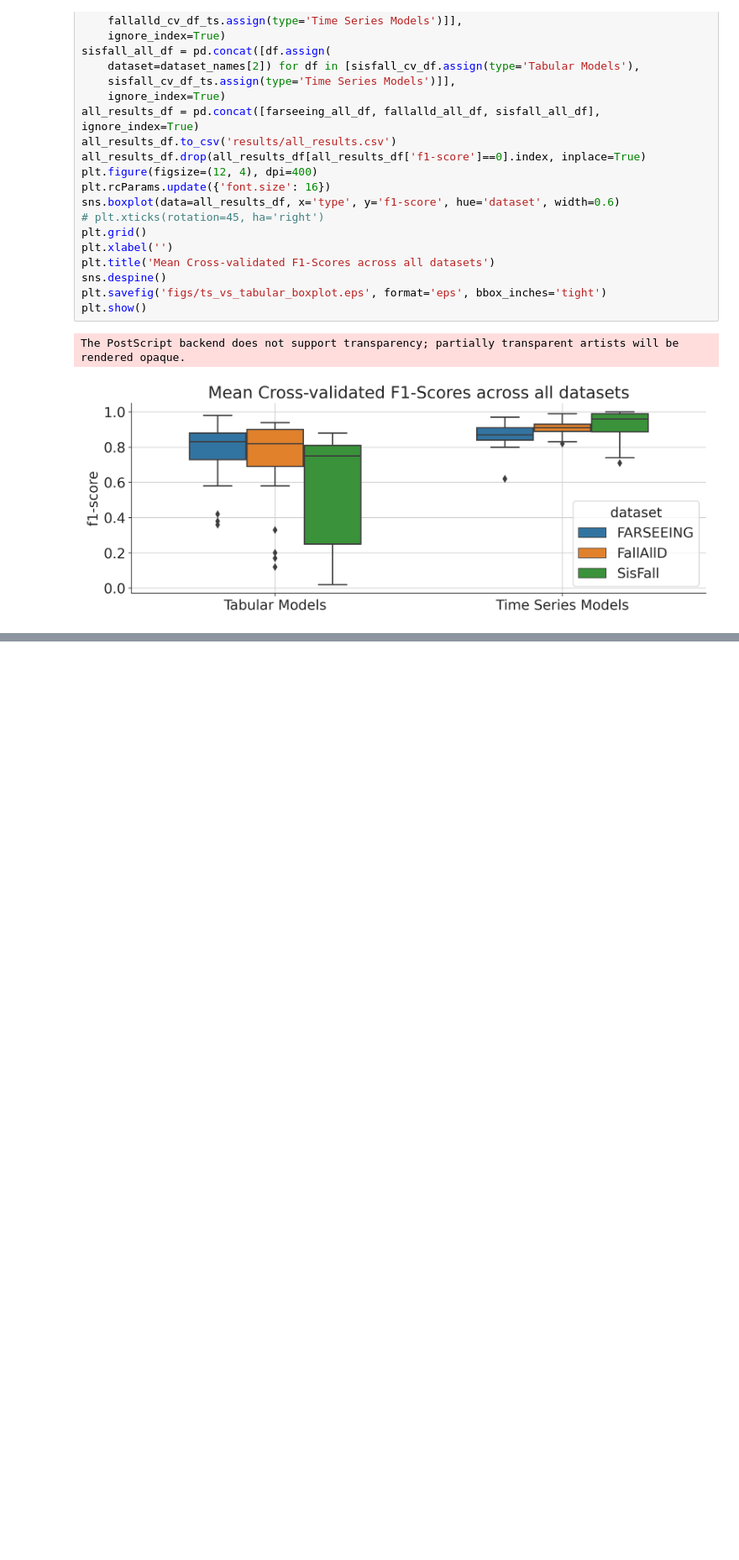
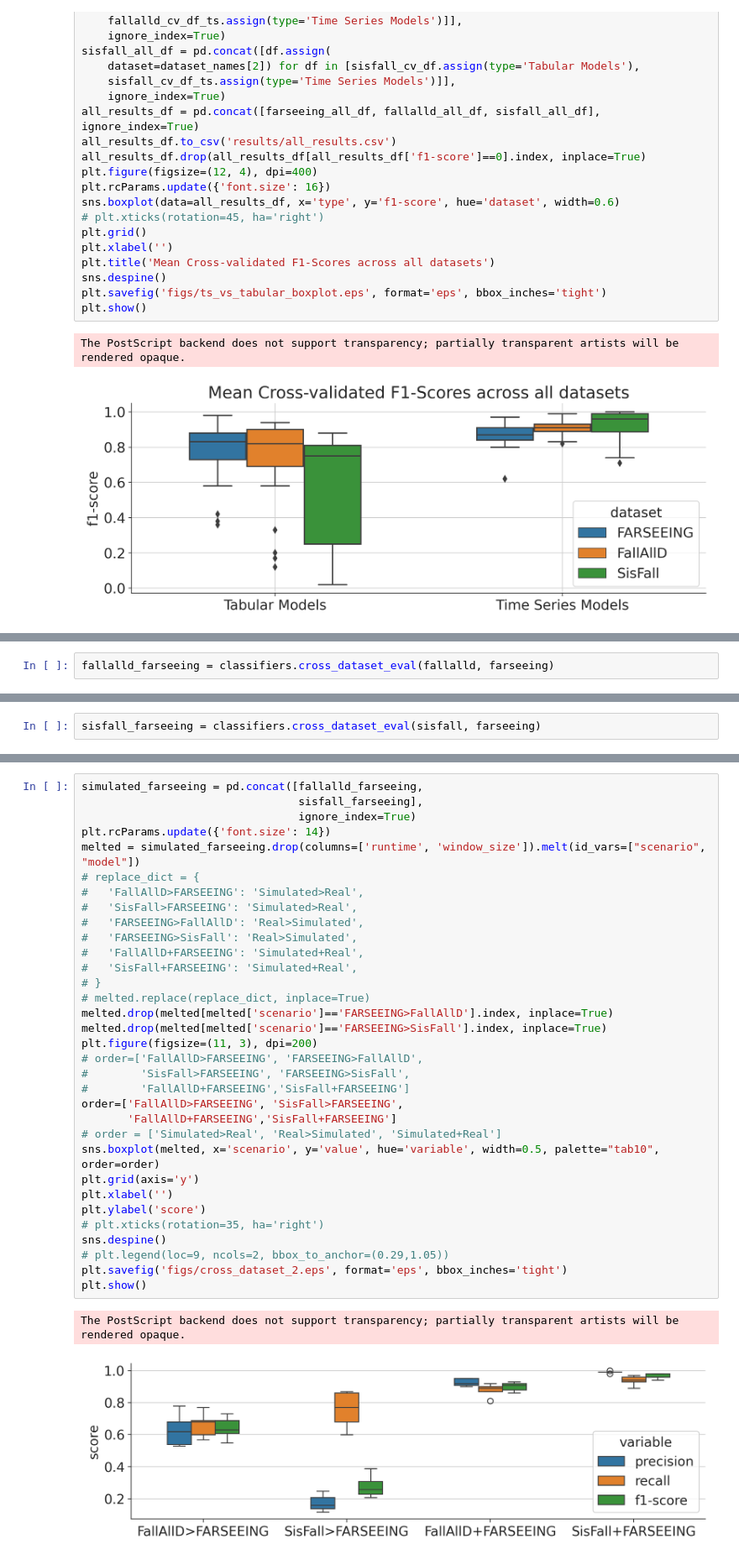
Before and after one commit to mlgig/ts_fall_detection, a Jupyter notebook: evaluation.ipynb, the cells around one changed output, grey strips where cells are left out. Shown at 84% size. Drawn from its saved outputs; the diff is of its cells as text; blank space fills up the shorter version.

```diff
--- a/evaluation.ipynb
+++ b/evaluation.ipynb
@@ -331,0 +342,2 @@ The PostScript backend does not support transparency; partially transparent arti
+# %%
+fallalld_farseeing = classifiers.cross_dataset_eval(fallalld, farseeing)
@@ -331,0 +369,2 @@ The PostScript backend does not support transparency; partially transparent arti
+# %%
+sisfall_farseeing = classifiers.cross_dataset_eval(sisfall, farseeing)
@@ -331,0 +410,36 @@ The PostScript backend does not support transparency; partially transparent arti
+# %%
+simulated_farseeing = pd.concat([fallalld_farseeing,
+                                 sisfall_farseeing],
+                                 ignore_index=True)
+plt.rcParams.update({'font.size': 14})
+melted = simulated_farseeing.drop(columns=['runtime', 'window_size']).melt(id_vars=["scenario", "model"])
+# replace_dict = {
+#   'FallAllD>FARSEEING': 'Simulated>Real',
+#   'SisFall>FARSEEING': 'Simulated>Real',
+#   'FARSEEING>FallAllD': 'Real>Simulated',
+#   'FARSEEING>SisFall': 'Real>Simulated',
+#   'FallAllD+FARSEEING': 'Simulated+Real',
+#   'SisFall+FARSEEING': 'Simulated+Real',
+# }
+# melted.replace(replace_dict, inplace=True)
+melted.drop(melted[melted['scenario']=='FARSEEING>FallAllD'].index, inplace=True)
+melted.drop(melted[melted['scenario']=='FARSEEING>SisFall'].index, inplace=True)
+plt.figure(figsize=(11, 3), dpi=200)
+# order=['FallAllD>FARSEEING', 'FARSEEING>FallAllD',
+#        'SisFall>FARSEEING', 'FARSEEING>SisFall',
+#        'FallAllD+FARSEEING','SisFall+FARSEEING']
+order=['FallAllD>FARSEEING', 'SisFall>FARSEEING',
+       'FallAllD+FARSEEING','SisFall+FARSEEING']
+# order = ['Simulated>Real', 'Real>Simulated', 'Simulated+Real']
+sns.boxplot(melted, x='scenario', y='value', hue='variable', width=0.5, palette="tab10", order=order)
+plt.grid(axis='y')
+plt.xlabel('')
+plt.ylabel('score')
+# plt.xticks(rotation=35, ha='right')
+sns.despine()
+# plt.legend(loc=9, ncols=2, bbox_to_anchor=(0.29,1.05))
+plt.savefig('figs/cross_dataset_2.eps', format='eps', bbox_inches='tight')
+plt.show()
+# %% [output]
+The PostScript backend does not support transparency; partially transparent artists will be rendered opaque.
+[figure, added]
```
Also changed, not shown: parts of 10 cells of this notebook, 13 other files.
